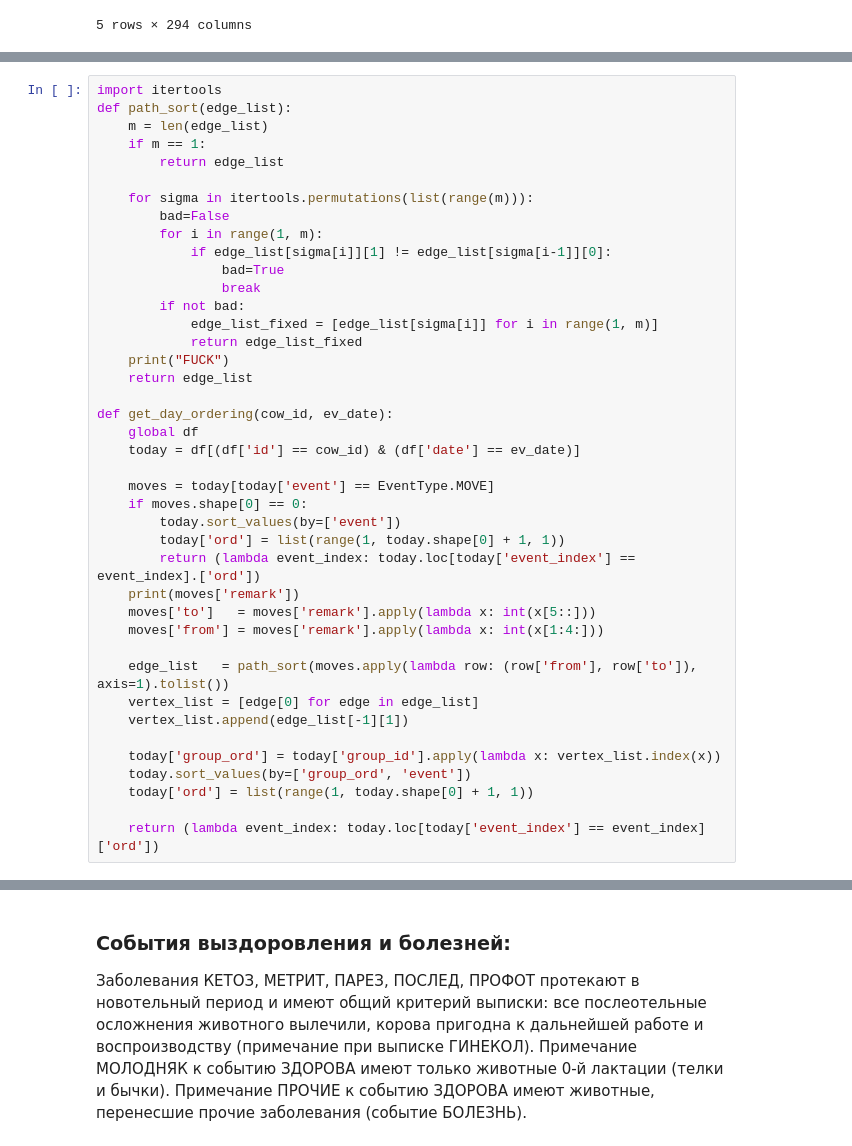
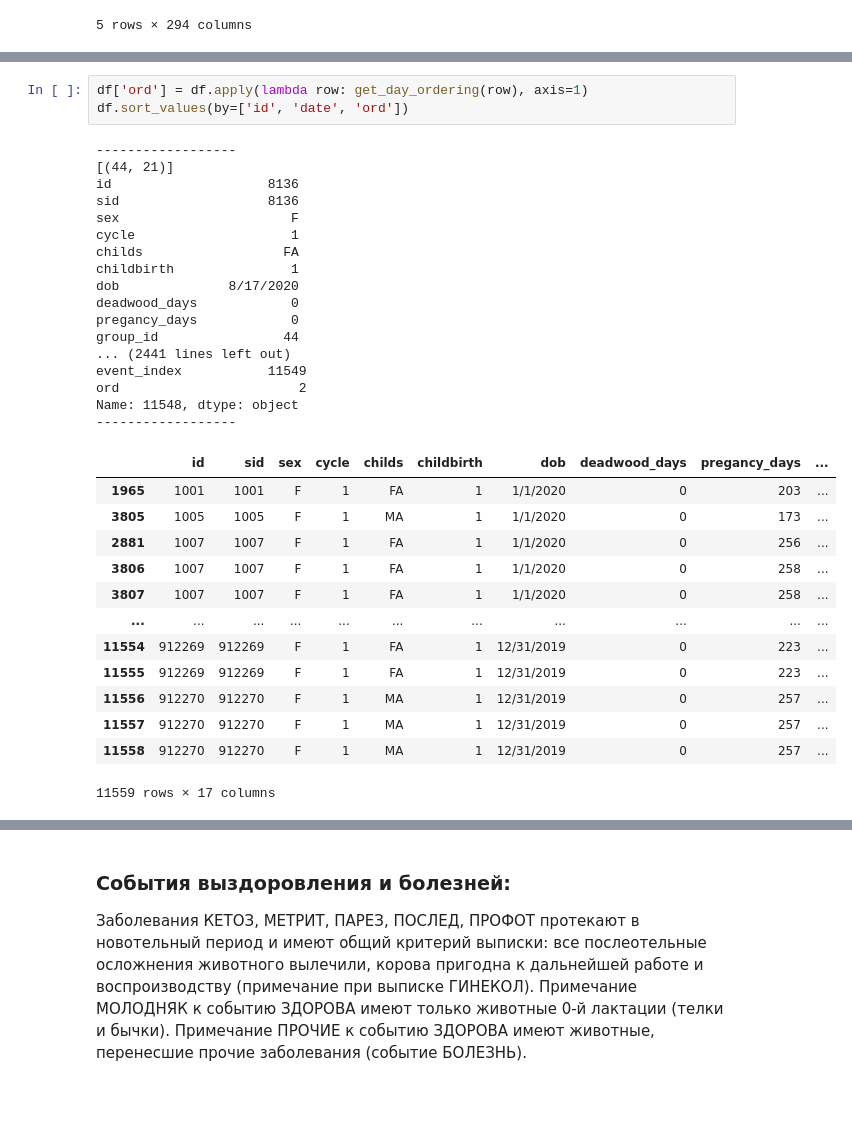
Before and after one commit to Desiment/cows-hack, a Jupyter notebook: notebooks/Preprocessing.ipynb, the cells around one changed output, grey strips where cells are left out. Drawn from its saved outputs; the diff is of its cells as text; blank space fills up the shorter version.

Commit message:
fix time ordering

```diff
--- a/notebooks/Preprocessing.ipynb
+++ b/notebooks/Preprocessing.ipynb
@@ -480,41 +435,0 @@ df['event_index'] = list(range(df.shape[0]))
-# %%
-import itertools
-def path_sort(edge_list):
-    m = len(edge_list)
-    if m == 1:
-        return edge_list
-
-    for sigma in itertools.permutations(list(range(m))):
-        bad=False
-        for i in range(1, m):
-            if edge_list[sigma[i]][1] != edge_list[sigma[i-1]][0]:
-                bad=True
-                break
-        if not bad:
-            edge_list_fixed = [edge_list[sigma[i]] for i in range(1, m)]
-            return edge_list_fixed
-    print("FUCK")
-    return edge_list
-
-def get_day_ordering(cow_id, ev_date):
-    global df
-    today = df[(df['id'] == cow_id) & (df['date'] == ev_date)]
-
-    moves = today[today['event'] == EventType.MOVE]
-    if moves.shape[0] == 0:
-        today.sort_values(by=['event'])
-        today['ord'] = list(range(1, today.shape[0] + 1, 1))
-        return (lambda event_index: today.loc[today['event_index'] == event_index].['ord'])
-    print(moves['remark'])
-    moves['to']   = moves['remark'].apply(lambda x: int(x[5::]))
-    moves['from'] = moves['remark'].apply(lambda x: int(x[1:4:]))
-
-    edge_list   = path_sort(moves.apply(lambda row: (row['from'], row['to']), axis=1).tolist())
-    vertex_list = [edge[0] for edge in edge_list]
-    vertex_list.append(edge_list[-1][1])
-
-    today['group_ord'] = today['group_id'].apply(lambda x: vertex_list.index(x))
-    today.sort_values(by=['group_ord', 'event'])
-    today['ord'] = list(range(1, today.shape[0] + 1, 1))
-
-    return (lambda event_index: today.loc[today['event_index'] == event_index]['ord'])
@@ -552,0 +555,34 @@ Name: remark, dtype: object
+# %%
+df['ord'] = df.apply(lambda row: get_day_ordering(row), axis=1)
+df.sort_values(by=['id', 'date', 'ord'])
+# %% [output]
+------------------
+[(44, 21)]
+id                    8136
+sid                   8136
+sex                      F
+cycle                    1
+childs                  FA
+childbirth               1
+dob              8/17/2020
+deadwood_days            0
+pregancy_days            0
+group_id                44
+... (2441 lines left out)
+event_index           11549
+ord                       2
+Name: 11548, dtype: object
+------------------
+|  | id | sid | sex | cycle | childs | childbirth | dob | deadwood_days | pregancy_days | ... |
+| 1965 | 1001 | 1001 | F | 1 | FA | 1 | 1/1/2020 | 0 | 203 | ... |
+| 3805 | 1005 | 1005 | F | 1 | MA | 1 | 1/1/2020 | 0 | 173 | ... |
+| 2881 | 1007 | 1007 | F | 1 | FA | 1 | 1/1/2020 | 0 | 256 | ... |
+| 3806 | 1007 | 1007 | F | 1 | FA | 1 | 1/1/2020 | 0 | 258 | ... |
+| 3807 | 1007 | 1007 | F | 1 | FA | 1 | 1/1/2020 | 0 | 258 | ... |
+| ... | ... | ... | ... | ... | ... | ... | ... | ... | ... | ... |
+| 11554 | 912269 | 912269 | F | 1 | FA | 1 | 12/31/2019 | 0 | 223 | ... |
+| 11555 | 912269 | 912269 | F | 1 | FA | 1 | 12/31/2019 | 0 | 223 | ... |
+| 11556 | 912270 | 912270 | F | 1 | MA | 1 | 12/31/2019 | 0 | 257 | ... |
+| 11557 | 912270 | 912270 | F | 1 | MA | 1 | 12/31/2019 | 0 | 257 | ... |
+| 11558 | 912270 | 912270 | F | 1 | MA | 1 | 12/31/2019 | 0 | 257 | ... |
+11559 rows × 17 columns
```
Also changed, not shown: parts of 40 cells of this notebook.
